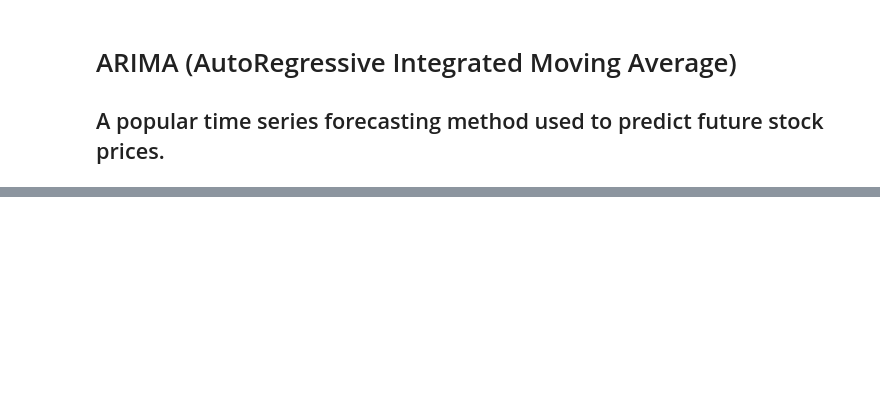
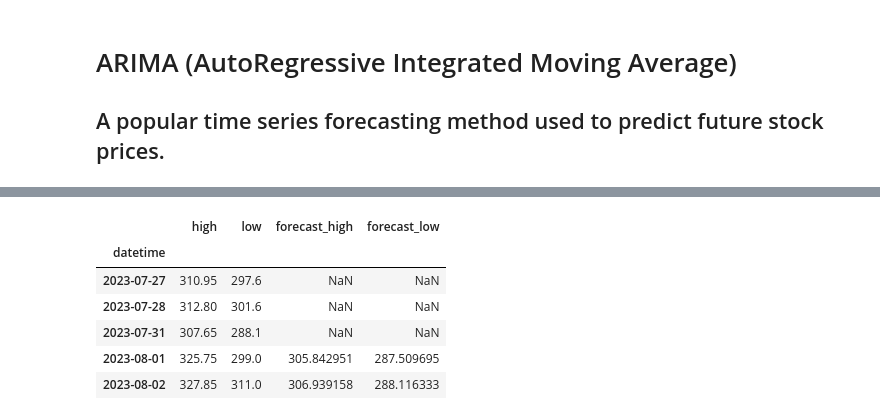
Before and after one commit to Aqua-4/stock_prediction, a Jupyter notebook: econometric_models/arima.ipynb, the cells around one changed output, grey strips where cells are left out. Cells and saved outputs as stored; diff of their text form; code cells hidden in the pictures; blank space fills up the shorter version.

```diff
--- a/econometric_models/arima.ipynb
+++ b/econometric_models/arima.ipynb
@@ -31,0 +85,10 @@ data
+# %%
+# Set forecast length
+forecast_length = 2
+
+# Prepare data for prediction by dropping the last 5 rows
+prediction_df = data.copy(deep=True)
+prediction_df.drop(prediction_df.tail(forecast_length).index, inplace=True)
+
+# Get predictions
+forecast_high, forecast_low = predict_stock_high_low(prediction_df, forecast_length)
@@ -31,0 +113,17 @@ data
+# %%
+# Prepare data for visualization
+# Use the original dates from the data for the forecast period, ensuring they match the trading days
+forecast_dates = data.index[-forecast_length:]
+
+# Add forecasted values to the original DataFrame
+forecast_df = pd.DataFrame({
+    'forecast_high': forecast_high.reset_index(drop=True),
+    'forecast_low': forecast_low.reset_index(drop=True)
+})
+forecast_df.index = forecast_dates
+
+# Combine original data and forecasted data
+data = pd.concat([data, forecast_df], axis=1)
+
+# Remove NaNs introduced during the concatenation
+data.dropna(subset=['high', 'low'], inplace=True)
@@ -31,0 +139,10 @@ data
+# %%
+data.tail()
+# %% [output]
+|  | high | low | forecast_high | forecast_low |
+| datetime |  |  |  |  |
+| 2023-07-27 | 310.95 | 297.6 | NaN | NaN |
+| 2023-07-28 | 312.80 | 301.6 | NaN | NaN |
+| 2023-07-31 | 307.65 | 288.1 | NaN | NaN |
+| 2023-08-01 | 325.75 | 299.0 | 305.842951 | 287.509695 |
+| 2023-08-02 | 327.85 | 311.0 | 306.939158 | 288.116333 |
```
Also changed, not shown: parts of 6 cells of this notebook, 1 other file.
